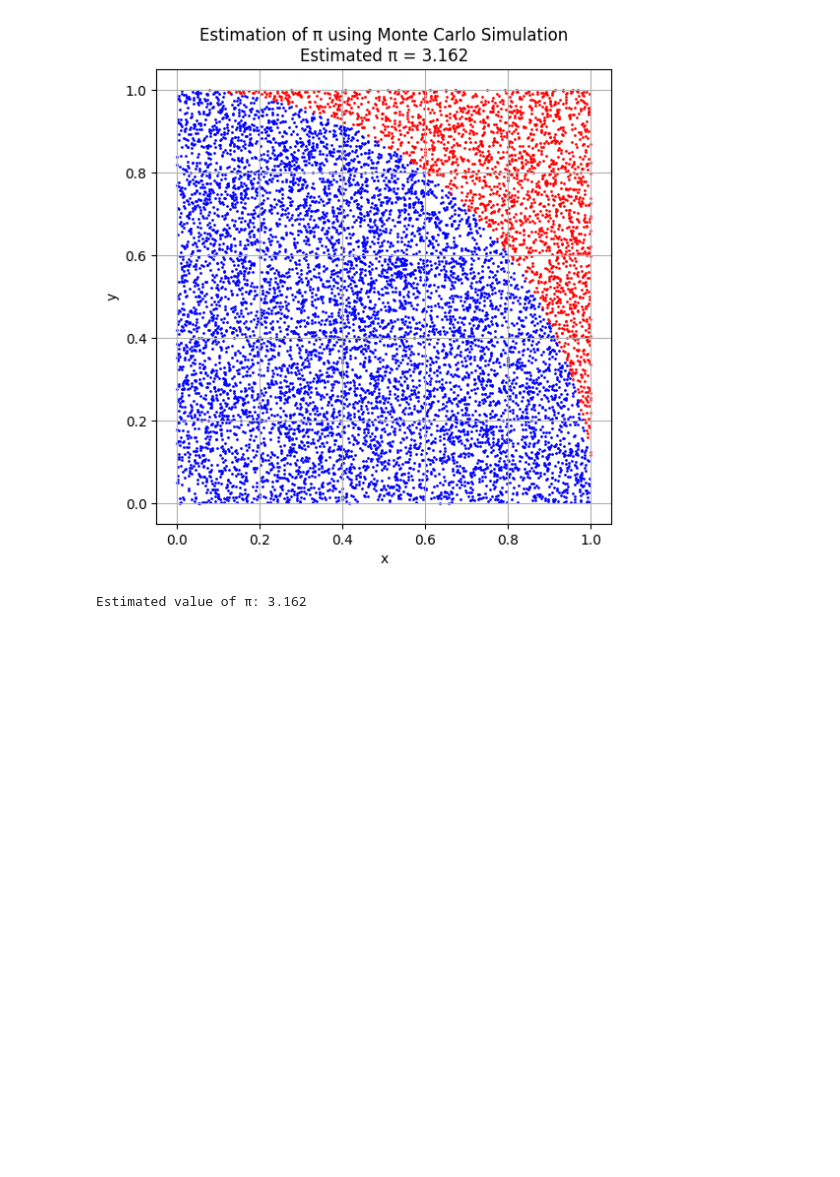
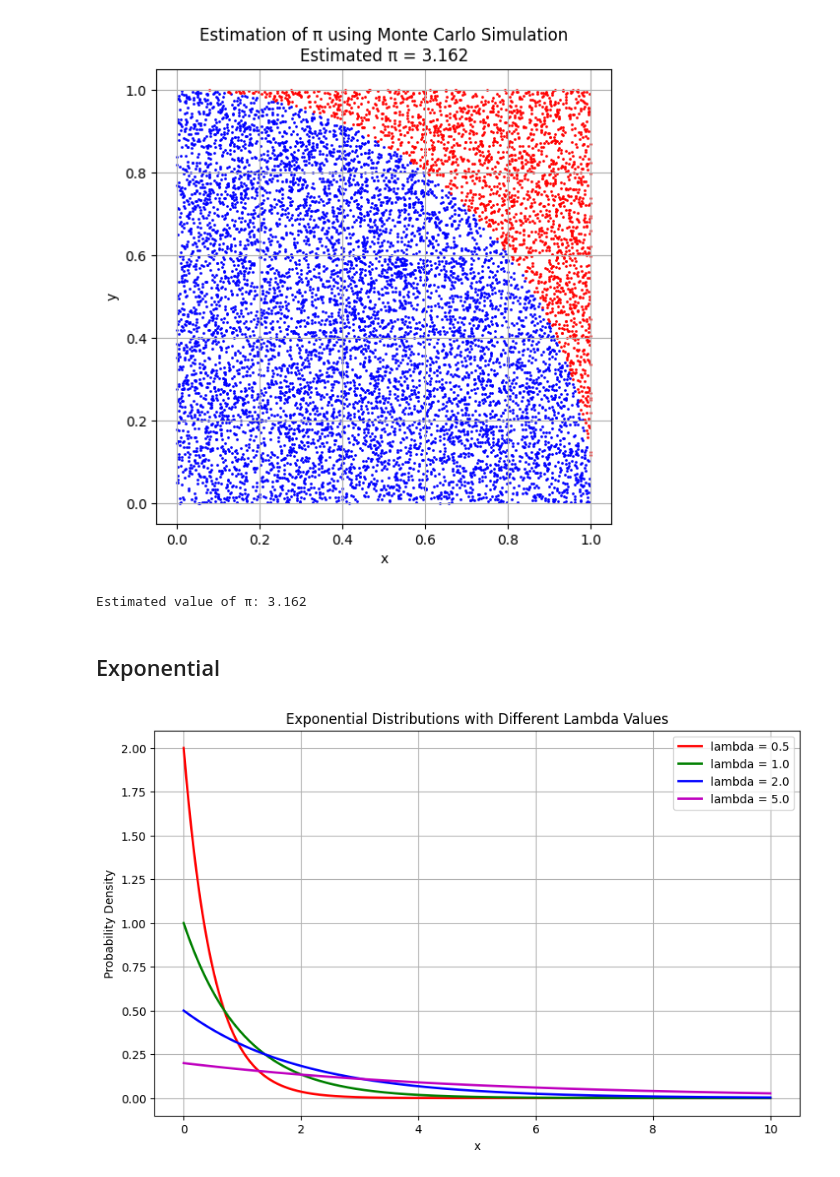
Before and after one commit to MrPiada/data-analysis-swiss-knife, a Jupyter notebook: notebooks/pdfs_plots.ipynb, the cells around one changed output. Saved outputs shown, nothing was run; the diff lists cells and outputs as text; code cells hidden in the pictures; blank space fills up the shorter version.

Commit message:
end of distributions notebook

```diff
--- a/notebooks/pdfs_plots.ipynb
+++ b/notebooks/pdfs_plots.ipynb
@@ -429,3 +429,33 @@ print(f"Estimated value of π: {pi_estimate}")
 # %% [output]
 [figure]
 Estimated value of π: 3.162
+# %% [markdown]
+## Exponential
+# %%
+# Different lambda values
+lambda_params = [0.5, 1.0, 2.0, 5.0]
+
+# Colors for the different distributions
+colors = ['r', 'g', 'b', 'm']
+
+# Generate the x-axis values
+x = np.linspace(0, 10, 1000)
+
+plt.figure(figsize=(10, 6))
+
+# Calculate and plot the PDF for each lambda
+for lambda_param, color in zip(lambda_params, colors):
+    pdf = (1 / lambda_param) * np.exp(-x / lambda_param)
+    plt.plot(x, pdf, color=color, lw=2, label=f'lambda = {lambda_param}')
+
+# Add labels and title
+plt.xlabel('x')
+plt.ylabel('Probability Density')
+plt.title('Exponential Distributions with Different Lambda Values')
+plt.legend()
+plt.grid()
+
+# Show the plot
+plt.show()
+# %% [output]
+[figure, added]
```
Also changed, not shown: parts of 4 cells of this notebook.
